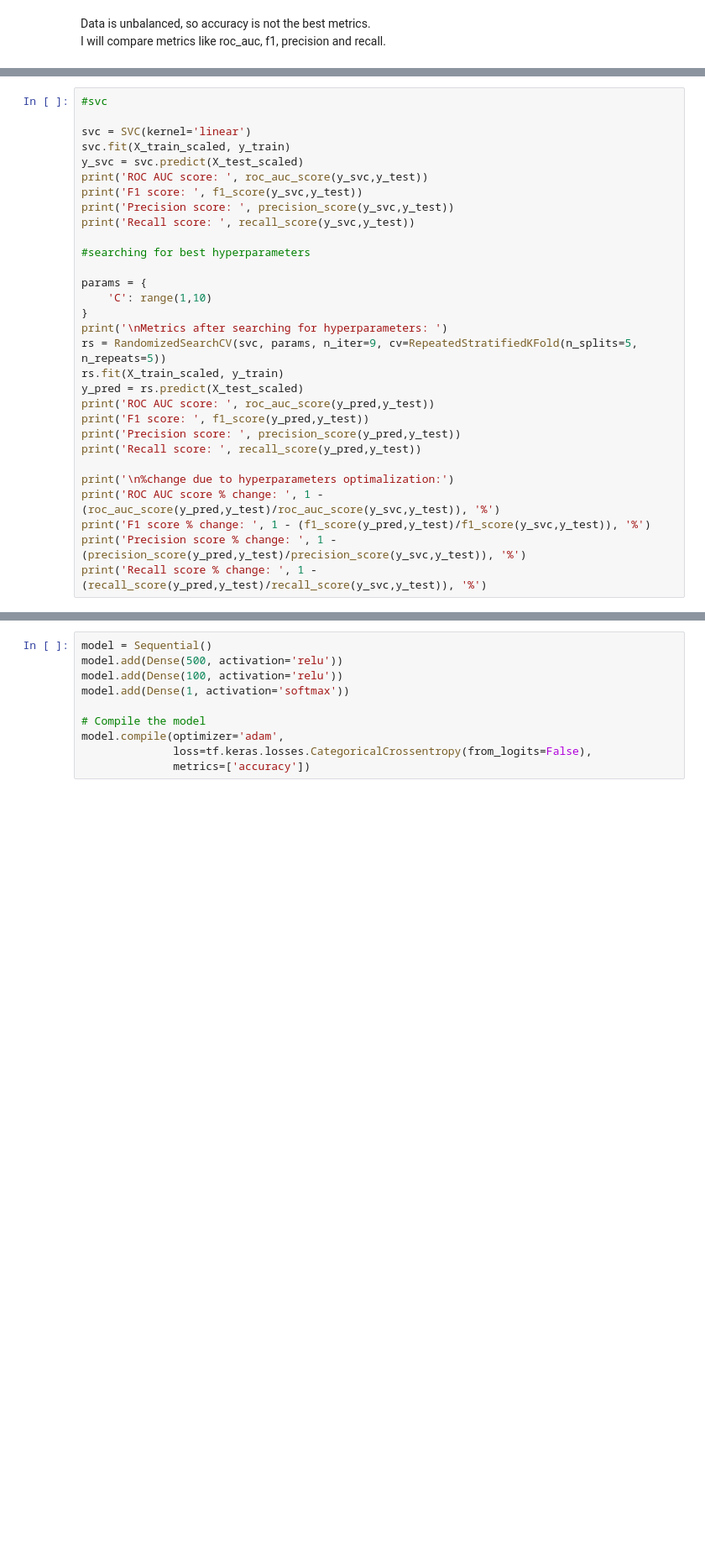
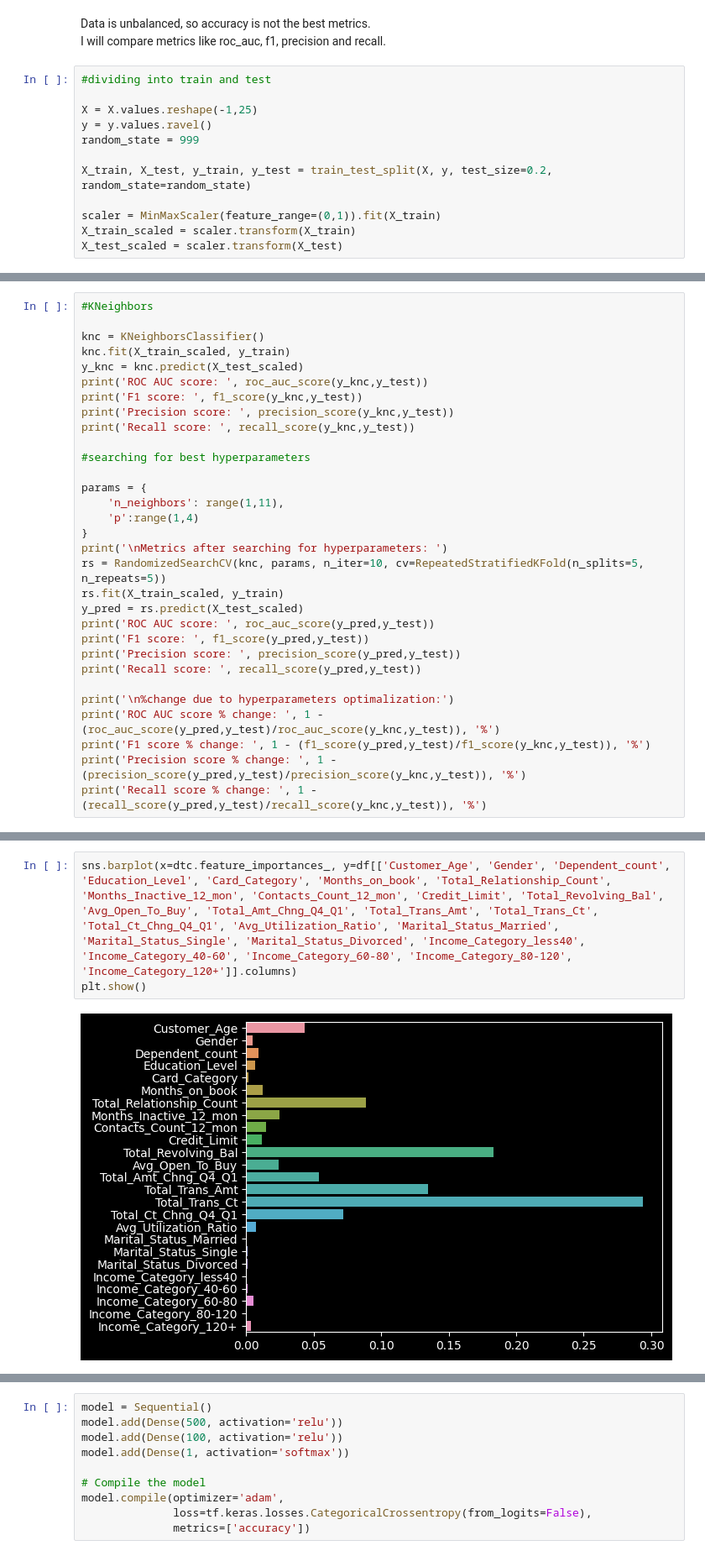
Before and after one commit to dxzielinski/Churn-Classification, a Jupyter notebook: Churn-Classification.ipynb, the cells around one changed output, grey strips where cells are left out. Shown at 84% size. Saved outputs shown, nothing was run; the diff lists cells and outputs as text; blank space fills up the shorter version.

```diff
--- a/Churn-Classification.ipynb
+++ b/Churn-Classification.ipynb
@@ -130,3 +135,15 @@ plt.show()
 # %% [markdown]
 Data is unbalanced, so accuracy is not the best metrics. <br>
 I will compare metrics like roc_auc, f1, precision and recall.
+# %%
+#dividing into train and test
+
+X = X.values.reshape(-1,25)
+y = y.values.ravel()
+random_state = 999
+
+X_train, X_test, y_train, y_test = train_test_split(X, y, test_size=0.2, random_state=random_state)
+
+scaler = MinMaxScaler(feature_range=(0,1)).fit(X_train)
+X_train_scaled = scaler.transform(X_train)
+X_test_scaled = scaler.transform(X_test)
@@ -133,21 +195,22 @@ I will compare metrics like roc_auc, f1, precision and recall.
 # %%
-#svc
+#KNeighbors
 
-svc = SVC(kernel='linear')
-svc.fit(X_train_scaled, y_train)
-y_svc = svc.predict(X_test_scaled)
-print('ROC AUC score: ', roc_auc_score(y_svc,y_test))
-print('F1 score: ', f1_score(y_svc,y_test))
-print('Precision score: ', precision_score(y_svc,y_test))
-print('Recall score: ', recall_score(y_svc,y_test))
+knc = KNeighborsClassifier()
+knc.fit(X_train_scaled, y_train)
+y_knc = knc.predict(X_test_scaled)
+print('ROC AUC score: ', roc_auc_score(y_knc,y_test))
+print('F1 score: ', f1_score(y_knc,y_test))
+print('Precision score: ', precision_score(y_knc,y_test))
+print('Recall score: ', recall_score(y_knc,y_test))
 
 #searching for best hyperparameters
 
 params = {
-    'C': range(1,10)
+    'n_neighbors': range(1,11),
+    'p':range(1,4)
 }
 print('\nMetrics after searching for hyperparameters: ')
-rs = RandomizedSearchCV(svc, params, n_iter=9, cv=RepeatedStratifiedKFold(n_splits=5, n_repeats=5))
+rs = RandomizedSearchCV(knc, params, n_iter=10, cv=RepeatedStratifiedKFold(n_splits=5, n_repeats=5))
 rs.fit(X_train_scaled, y_train)
 y_pred = rs.predict(X_test_scaled)
 print('ROC AUC score: ', roc_auc_score(y_pred,y_test))
@@ -156,8 +219,8 @@ print('Precision score: ', precision_score(y_pred,y_test))
 print('Recall score: ', recall_score(y_pred,y_test))
 
 print('\n%change due to hyperparameters optimalization:')
-print('ROC AUC score % change: ', 1 - (roc_auc_score(y_pred,y_test)/roc_auc_score(y_svc,y_test)), '%')
-print('F1 score % change: ', 1 - (f1_score(y_pred,y_test)/f1_score(y_svc,y_test)), '%')
-print('Precision score % change: ', 1 - (precision_score(y_pred,y_test)/precision_score(y_svc,y_test)), '%')
-print('Recall score % change: ', 1 - (recall_score(y_pred,y_test)/recall_score(y_svc,y_test)), '%')
+print('ROC AUC score % change: ', 1 - (roc_auc_score(y_pred,y_test)/roc_auc_score(y_knc,y_test)), '%')
+print('F1 score % change: ', 1 - (f1_score(y_pred,y_test)/f1_score(y_knc,y_test)), '%')
+print('Precision score % change: ', 1 - (precision_score(y_pred,y_test)/precision_score(y_knc,y_test)), '%')
+print('Recall score % change: ', 1 - (recall_score(y_pred,y_test)/recall_score(y_knc,y_test)), '%')
 # %% [output]
@@ -228,0 +297,5 @@ Recall score % change:  0.0
+# %%
+sns.barplot(x=dtc.feature_importances_, y=df[['Customer_Age', 'Gender', 'Dependent_count', 'Education_Level', 'Card_Category', 'Months_on_book', 'Total_Relationship_Count', 'Months_Inactive_12_mon', 'Contacts_Count_12_mon', 'Credit_Limit', 'Total_Revolving_Bal', 'Avg_Open_To_Buy', 'Total_Amt_Chng_Q4_Q1', 'Total_Trans_Amt', 'Total_Trans_Ct', 'Total_Ct_Chng_Q4_Q1', 'Avg_Utilization_Ratio', 'Marital_Status_Married', 'Marital_Status_Single', 'Marital_Status_Divorced', 'Income_Category_less40', 'Income_Category_40-60', 'Income_Category_60-80', 'Income_Category_80-120', 'Income_Category_120+']].columns)
+plt.show()
+# %% [output]
+[figure, added]
```
Also changed, not shown: parts of 17 cells of this notebook.
